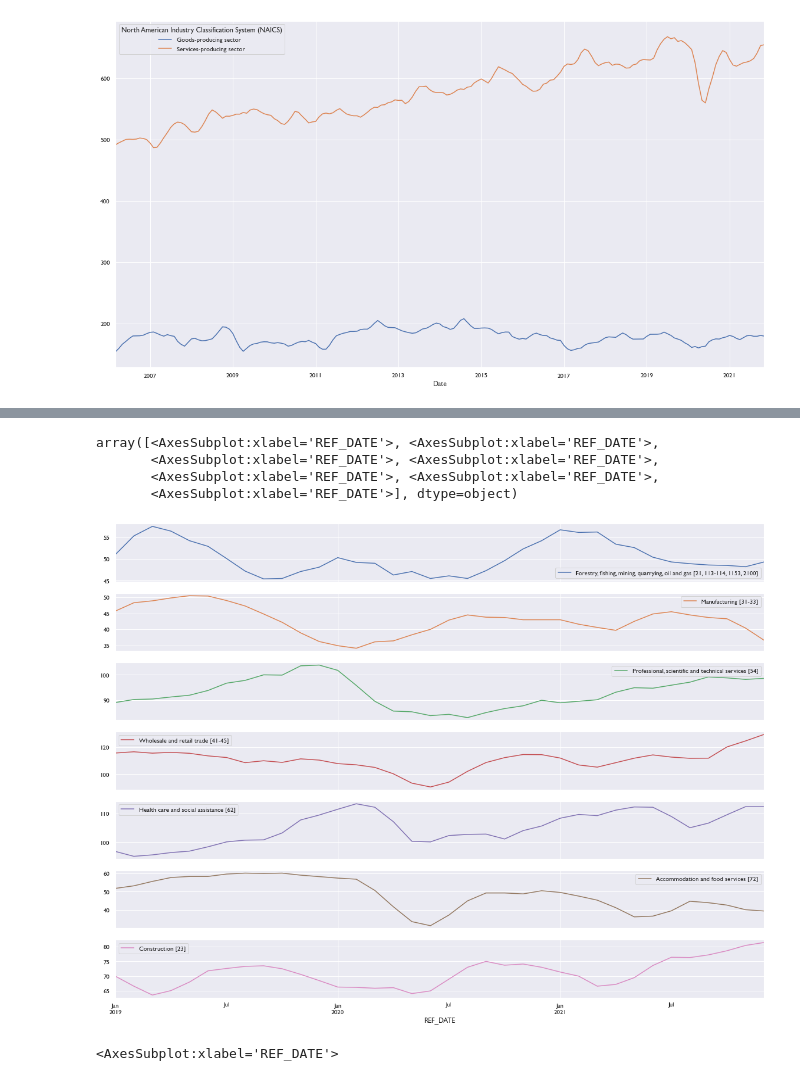
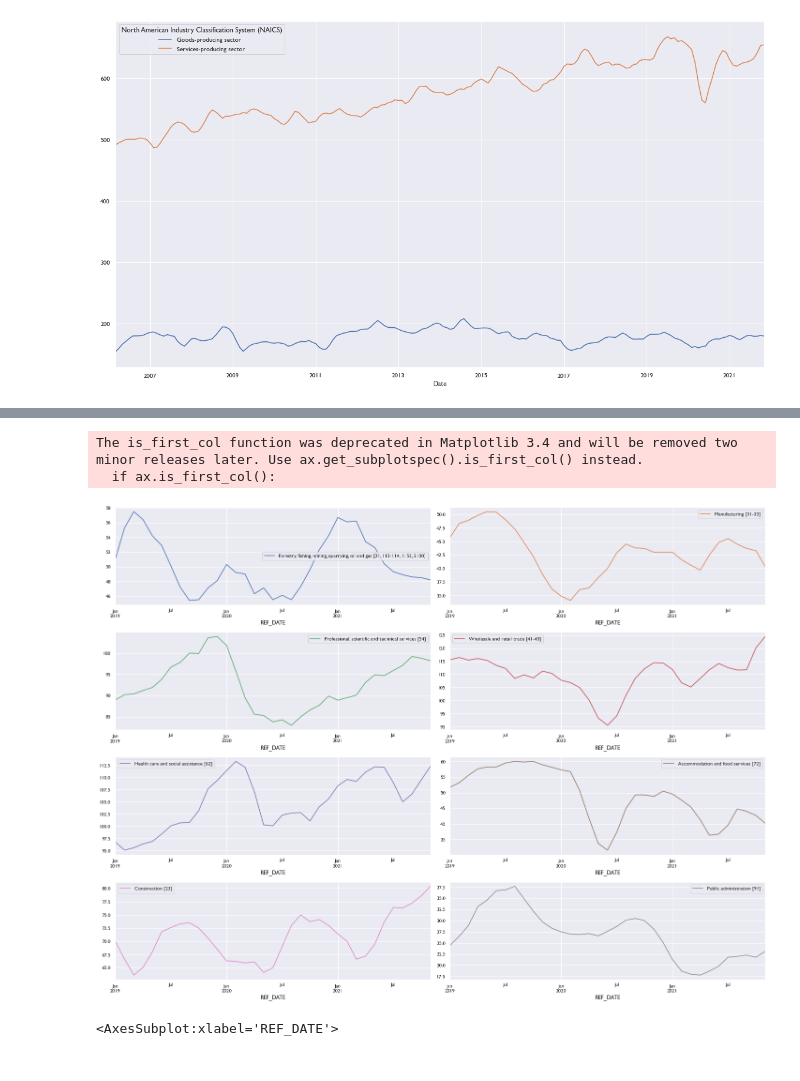
Before and after one commit to doublebigmak/housing_stats, a Jupyter notebook: cal_industry.ipynb, the cells around one changed output, grey strips where cells are left out. Drawn from its saved outputs; the diff is of its cells as text; code cells hidden in the pictures.

Commit message:
sector empoy

```diff
--- a/cal_industry.ipynb
+++ b/cal_industry.ipynb
@@ -154,12 +151,12 @@ array([<AxesSubplot:xlabel='REF_DATE'>, <AxesSubplot:xlabel='REF_DATE'>,
 # %%
 fig, axes = plt.subplots(nrows=4, ncols=2,figsize=(20,15))
-cal_pivot_3ma['2019':][['Forestry, fishing, mining, quarrying, oil and gas [21, 113-114, 1153, 2100]','Manufacturing [31-33]','Professional, scientific and technical services [54]',"Wholesale and retail trade [41-45]",'Health care and social assistance [62]','Accommodation and food services [72]','Construction [23]']].plot(ax=axes, subplots=True)
+cal_pivot_3ma['2019':][['Forestry, fishing, mining, quarrying, oil and gas [21, 113-114, 1153, 2100]','Manufacturing [31-33]','Professional, scientific and technical services [54]',"Wholesale and retail trade [41-45]",'Health care and social assistance [62]','Accommodation and food services [72]','Construction [23]','Public administration [91]']].plot(ax=axes, subplots=True)
+plt.tight_layout()
+plt.savefig('sector_employ_short.png')
 # %% [output]
-array([<AxesSubplot:xlabel='REF_DATE'>, <AxesSubplot:xlabel='REF_DATE'>,
-       <AxesSubplot:xlabel='REF_DATE'>, <AxesSubplot:xlabel='REF_DATE'>,
-       <AxesSubplot:xlabel='REF_DATE'>, <AxesSubplot:xlabel='REF_DATE'>,
-       <AxesSubplot:xlabel='REF_DATE'>], dtype=object)
+The is_first_col function was deprecated in Matplotlib 3.4 and will be removed two minor releases later. Use ax.get_subplotspec().is_first_col() instead.
+  if ax.is_first_col():
-[figure, old version]
+[figure, new version]
 # %%
 cal_pivot_3ma[['Forestry, fishing, mining, quarrying, oil and gas [21, 113-114, 1153, 2100]','Manufacturing [31-33]','Professional, scientific and technical services [54]',"Wholesale and retail trade [41-45]",'Health care and social assistance [62]', 'Accommodation and food services [72]']].plot.area(stacked = True,figsize=(20,15))
 # %% [output]
```
Also changed, not shown: parts of 1 cell of this notebook, 1 other file.
